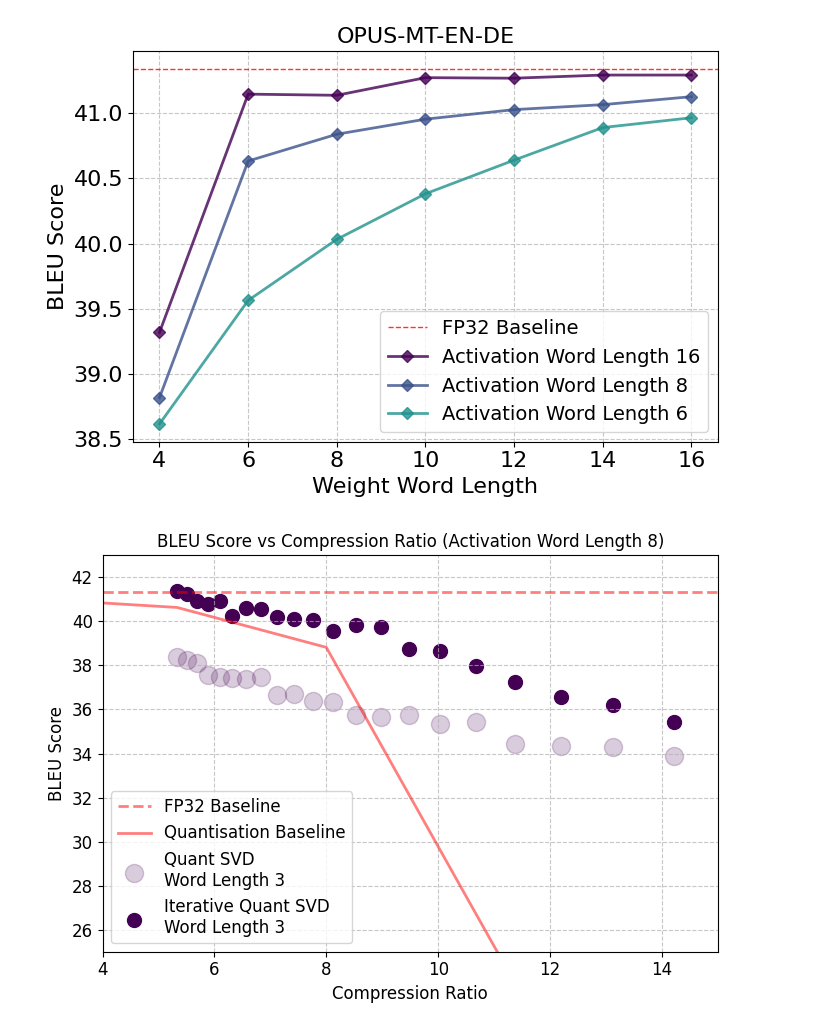
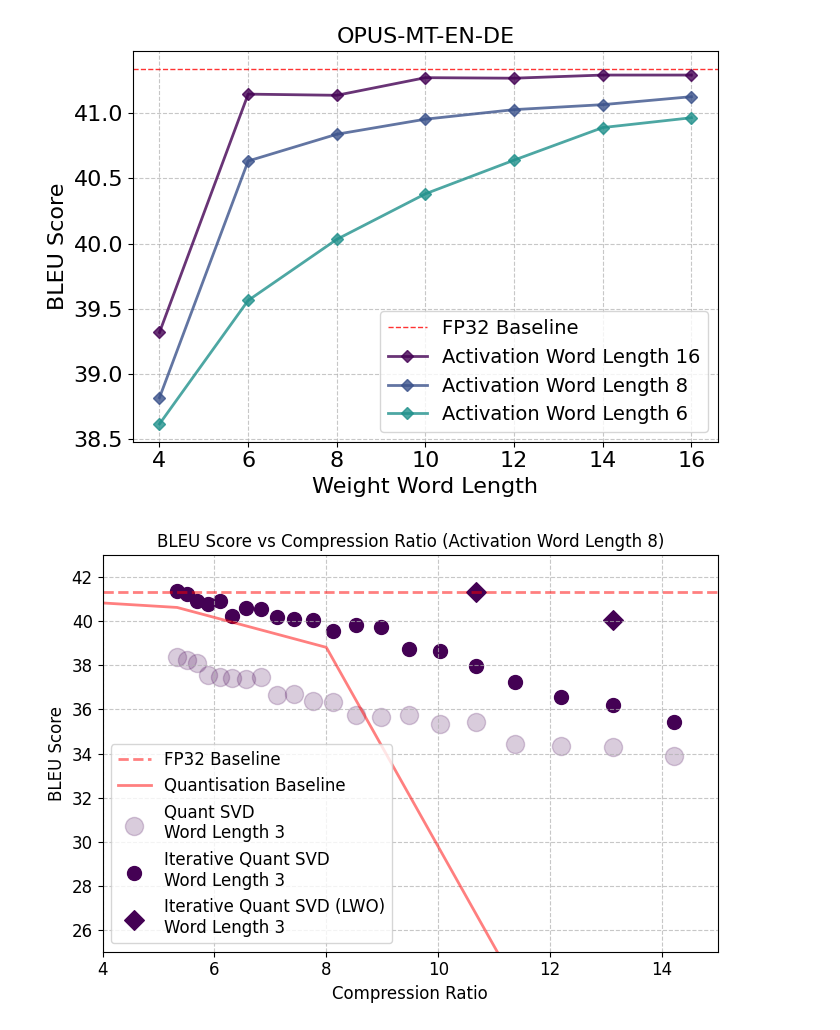
Before and after one commit to justinhuang666666/Approximate-Matrix-Vector-Multiplication, a Jupyter notebook: simulation_result/fccm.ipynb, the cells around one changed output. Cells and saved outputs as stored; diff of their text form; code cells hidden in the pictures.

```diff
--- a/simulation_result/fccm.ipynb
+++ b/simulation_result/fccm.ipynb
@@ -248,35 +248,35 @@ for idx, (wl1, wl2) in enumerate(zip(svd_word_lengths,svd_word_lengths1)):
         svd_data1_wl1["Iterative Quant SVD BLEU (Range-Based)"],
         s=100,
         marker='o',
         alpha=1,
         color=svd_viridis(idx / len(svd_word_lengths)),
         label=f'Iterative Quant SVD\nWord Length {wl2}'
     )
 
-optimal = pd.read_csv('svd_quant_inout_en_de_3.csv')
+optimal = pd.read_csv('optimal_results.csv')
 plt.scatter(
     optimal['Compression Ratio'],
-    svd_data1_wl1["Iterative Quant SVD BLEU (Range-Based)"],
+    optimal["Optimal BLEU Score"],
     s=100,
-    marker='o',
+    marker='D',
     alpha=1,
     color=svd_viridis(idx / len(svd_word_lengths)),
-    label=f'Iterative Quant SVD\nWord Length {wl2}'
+    label=f'Iterative Quant SVD (LWO)\nWord Length {wl2}'
 )
 
 
 # Add legend outside the plot
 plt.legend(loc='lower left',fontsize=12)  # Legend outside plotting area
 plt.grid(linestyle='--', alpha=0.7)
 plt.xlim([4,15])
 plt.ylim([25,43])
 
 # Adjust layout and show the plot
 plt.tight_layout(rect=[0, 0, 1, 1])  # Leave space for legend
 
 # Save the figure to a file
 plt.savefig('/Users/justin/Desktop/FCCM/section6/svd_quant.png', dpi=500, bbox_inches='tight')  # Save as a PNG file
 
 plt.show()
 # %% [output]
-[figure, old version]
+[figure, new version]
```
Also changed, not shown: 1 other file.
